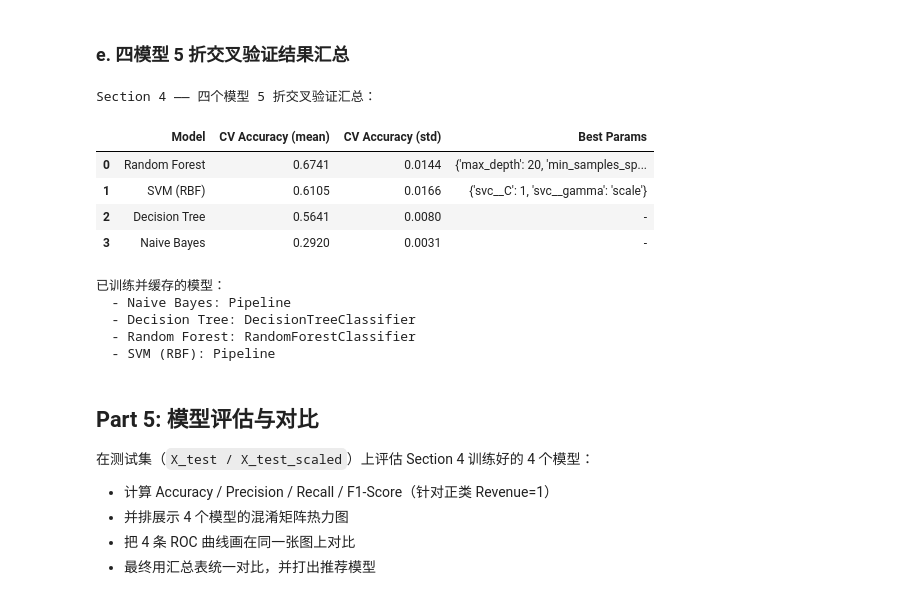
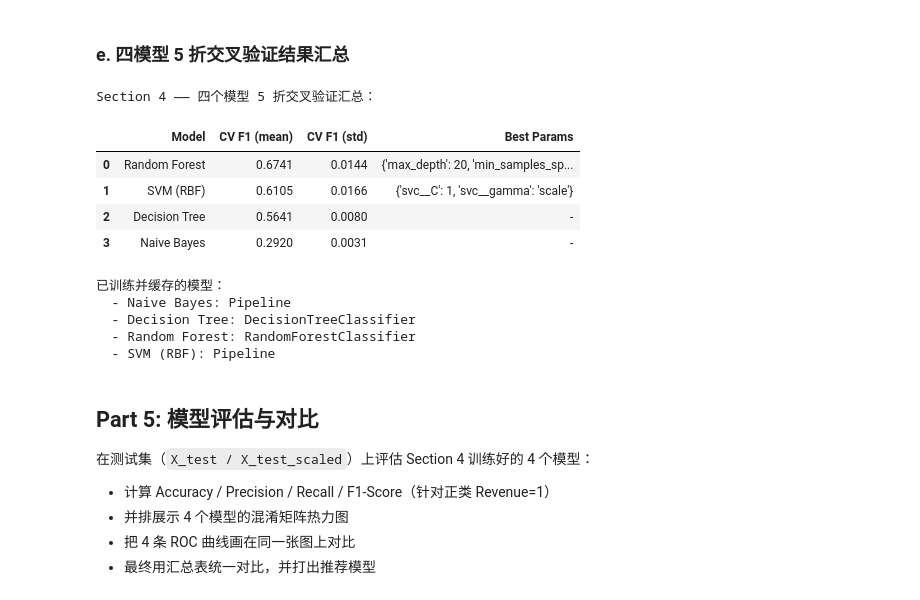
Before and after one commit to james0769-cmd/Online-Shoppers-Intention-Analysis, a Jupyter notebook: Online Shoppers Intention Analysis.ipynb, the cells around one changed output. Saved outputs shown, nothing was run; the diff lists cells and outputs as text; code cells hidden in the pictures.

```diff
--- a/Online Shoppers Intention Analysis.ipynb
+++ b/Online Shoppers Intention Analysis.ipynb
@@ -831,29 +858,29 @@ SVM（调参后）已存入 models['SVM (RBF)']
 # %%
 # 汇总四个最终模型（调参后）在 5 折 CV 上的表现
 final_model_names = ["Naive Bayes", "Decision Tree", "Random Forest", "SVM (RBF)"]
 summary_rows = []
 for name in final_model_names:
     info = cv_results[name]
     summary_rows.append({
         "Model": name,
-        "CV Accuracy (mean)": round(info["cv_mean"], 4),
-        "CV Accuracy (std)": round(info["cv_std"], 4),
+        "CV F1 (mean)": round(info["cv_mean"], 4),
+        "CV F1 (std)": round(info["cv_std"], 4),
         "Best Params": info.get("best_params", "-")
     })
 
 cv_summary_df = pd.DataFrame(summary_rows).sort_values(
-    "CV Accuracy (mean)", ascending=False
+    "CV F1 (mean)", ascending=False
 ).reset_index(drop=True)
 
 print("Section 4 —— 四个模型 5 折交叉验证汇总：")
 display(cv_summary_df)
 
 print("\n已训练并缓存的模型：")
 for name, m in models.items():
     print(f"  - {name}: {type(m).__name__}")
 # %% [output]
 Section 4 —— 四个模型 5 折交叉验证汇总：
-|  | Model | CV Accuracy (mean) | CV Accuracy (std) | Best Params |
+|  | Model | CV F1 (mean) | CV F1 (std) | Best Params |
 | 0 | Random Forest | 0.6741 | 0.0144 | {'max_depth': 20, 'min_samples_sp... |
 | 1 | SVM (RBF) | 0.6105 | 0.0166 | {'svc__C': 1, 'svc__gamma': 'scale'} |
 | 2 | Decision Tree | 0.5641 | 0.0080 | - |
```
Also changed, not shown: parts of 9 cells of this notebook, 1 other file.
